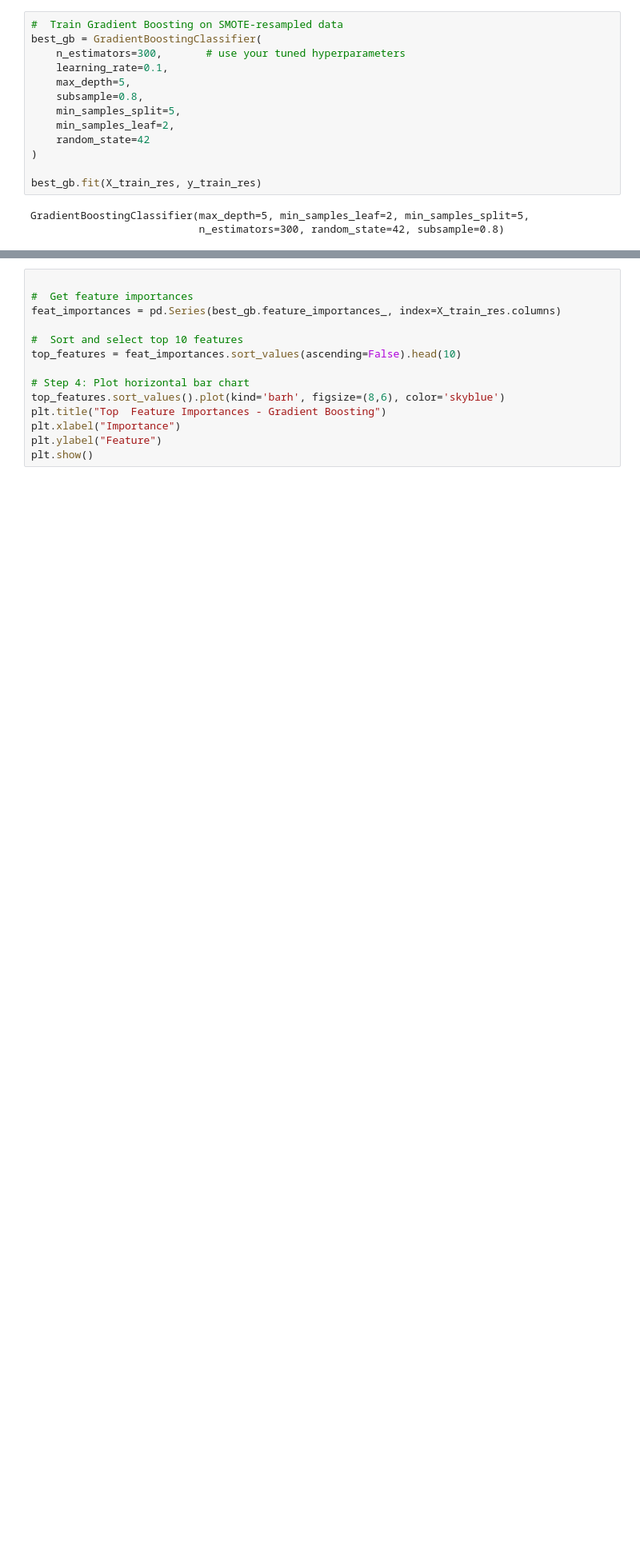
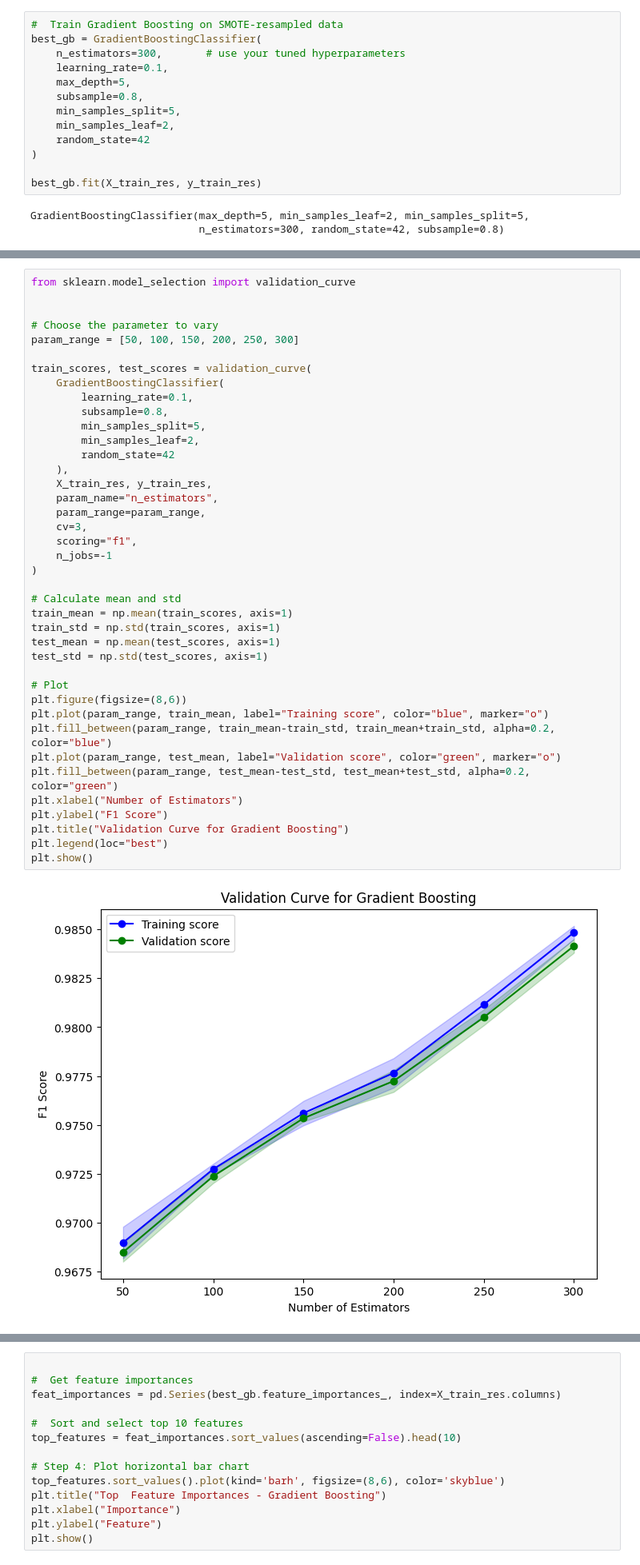
Before and after one commit to j-o-y-14/Air_Quality_Forecasting, a Jupyter notebook: Air_Quality.ipynb, the cells around one changed output, grey strips where cells are left out. Shown at 80% size. Drawn from its saved outputs; the diff is of its cells as text; blank space fills up the shorter version.

```diff
--- a/Air_Quality.ipynb
+++ b/Air_Quality.ipynb
@@ -727,0 +840,42 @@ GradientBoostingClassifier(max_depth=5, min_samples_leaf=2, min_samples_split=5,
+# %%
+from sklearn.model_selection import validation_curve
+
+
+# Choose the parameter to vary
+param_range = [50, 100, 150, 200, 250, 300]
+
+train_scores, test_scores = validation_curve(
+    GradientBoostingClassifier(
+        learning_rate=0.1,
+        subsample=0.8,
+        min_samples_split=5,
+        min_samples_leaf=2,
+        random_state=42
+    ),
+    X_train_res, y_train_res,
+    param_name="n_estimators",
+    param_range=param_range,
+    cv=3,
+    scoring="f1",
+    n_jobs=-1
+)
+
+# Calculate mean and std
+train_mean = np.mean(train_scores, axis=1)
+train_std = np.std(train_scores, axis=1)
+test_mean = np.mean(test_scores, axis=1)
+test_std = np.std(test_scores, axis=1)
+
+# Plot
+plt.figure(figsize=(8,6))
+plt.plot(param_range, train_mean, label="Training score", color="blue", marker="o")
+plt.fill_between(param_range, train_mean-train_std, train_mean+train_std, alpha=0.2, color="blue")
+plt.plot(param_range, test_mean, label="Validation score", color="green", marker="o")
+plt.fill_between(param_range, test_mean-test_std, test_mean+test_std, alpha=0.2, color="green")
+plt.xlabel("Number of Estimators")
+plt.ylabel("F1 Score")
+plt.title("Validation Curve for Gradient Boosting")
+plt.legend(loc="best")
+plt.show()
+# %% [output]
+[figure, added]
```
Also changed, not shown: parts of 19 cells of this notebook, 6 other files.
